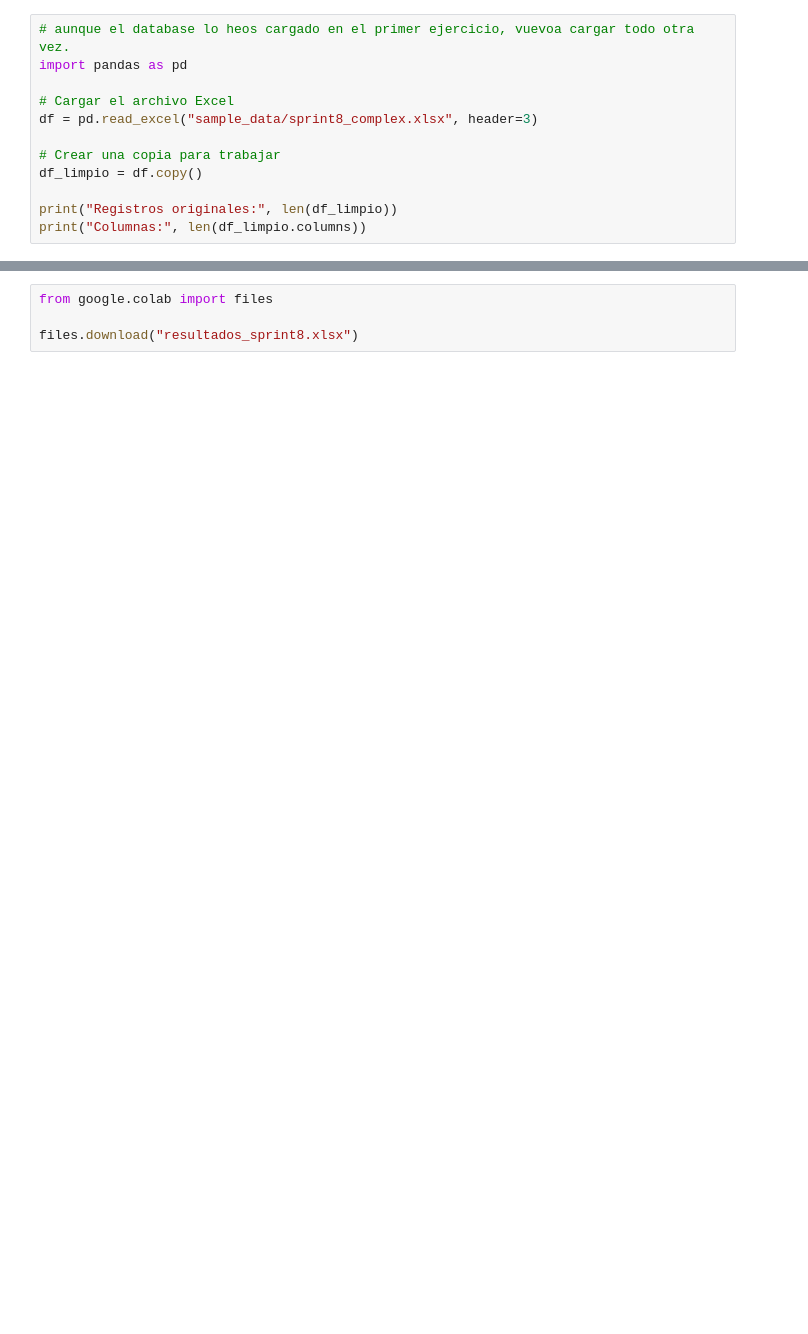
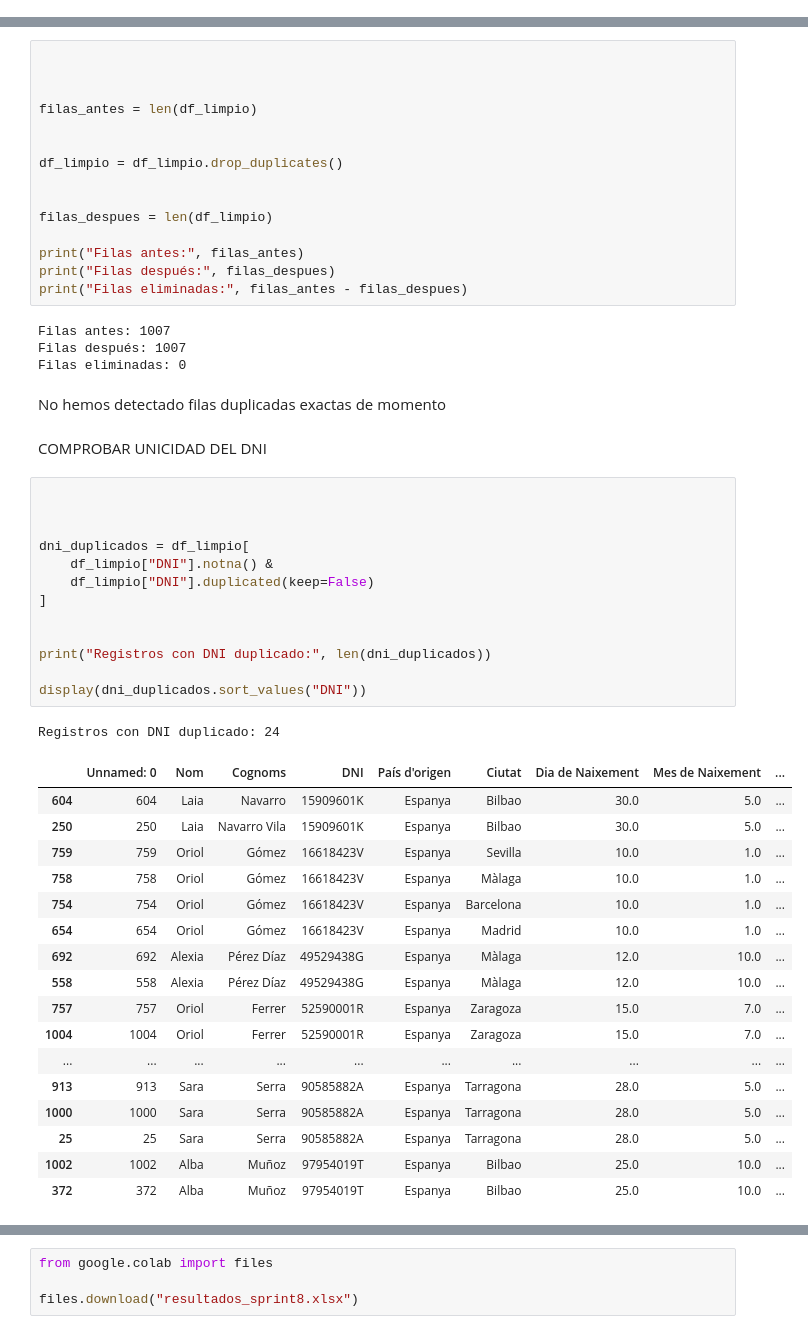
Before and after one commit to Desireegit1/Desiree-Diaz-Python-Sprint-7-11, a Jupyter notebook: SPRINT_8_DESIREE_DIAZ.ipynb, the cells around one changed output, grey strips where cells are left out. Drawn from its saved outputs; the diff is of its cells as text; blank space fills up the shorter version.

Commit message:
SPRINT 8DESIREE DIAZ

```diff
--- a/SPRINT_8_DESIREE_DIAZ.ipynb
+++ b/SPRINT_8_DESIREE_DIAZ.ipynb
@@ -400,12 +2,0 @@ Aspectes a validar:
-# %%
-# aunque el database lo heos cargado en el primer ejercicio, vuevoa cargar todo otra vez.
-import pandas as pd
-
-# Cargar el archivo Excel
-df = pd.read_excel("sample_data/sprint8_complex.xlsx", header=3)
-
-# Crear una copia para trabajar
-df_limpio = df.copy()
-
-print("Registros originales:", len(df_limpio))
-print("Columnas:", len(df_limpio.columns))
@@ -2573,0 +204,55 @@ Archivo Excel creado: resultados_sprint8.xlsx
+# %%
+
+
+
+filas_antes = len(df_limpio)
+
+
+df_limpio = df_limpio.drop_duplicates()
+
+
+filas_despues = len(df_limpio)
+
+print("Filas antes:", filas_antes)
+print("Filas después:", filas_despues)
+print("Filas eliminadas:", filas_antes - filas_despues)
+# %% [output]
+Filas antes: 1007
+Filas después: 1007
+Filas eliminadas: 0
+# %% [markdown]
+No hemos detectado filas duplicadas exactas de momento
+# %% [markdown]
+COMPROBAR UNICIDAD DEL DNI
+# %%
+
+
+
+dni_duplicados = df_limpio[
+    df_limpio["DNI"].notna() &
+    df_limpio["DNI"].duplicated(keep=False)
+]
+
+
+print("Registros con DNI duplicado:", len(dni_duplicados))
+
+display(dni_duplicados.sort_values("DNI"))
+# %% [output]
+Registros con DNI duplicado: 24
+|  | Unnamed: 0 | Nom | Cognoms | DNI | País d'origen | Ciutat | Dia de Naixement | Mes de Naixement | ... |
+| 604 | 604 | Laia | Navarro | 15909601K | Espanya | Bilbao | 30.0 | 5.0 | ... |
+| 250 | 250 | Laia | Navarro Vila | 15909601K | Espanya | Bilbao | 30.0 | 5.0 | ... |
+| 759 | 759 | Oriol | Gómez | 16618423V | Espanya | Sevilla | 10.0 | 1.0 | ... |
+| 758 | 758 | Oriol | Gómez | 16618423V | Espanya | Màlaga | 10.0 | 1.0 | ... |
+| 754 | 754 | Oriol | Gómez | 16618423V | Espanya | Barcelona | 10.0 | 1.0 | ... |
+| 654 | 654 | Oriol | Gómez | 16618423V | Espanya | Madrid | 10.0 | 1.0 | ... |
+| 692 | 692 | Alexia | Pérez Díaz | 49529438G | Espanya | Màlaga | 12.0 | 10.0 | ... |
+| 558 | 558 | Alexia | Pérez Díaz | 49529438G | Espanya | Màlaga | 12.0 | 10.0 | ... |
+| 757 | 757 | Oriol | Ferrer | 52590001R | Espanya | Zaragoza | 15.0 | 7.0 | ... |
+| 1004 | 1004 | Oriol | Ferrer | 52590001R | Espanya | Zaragoza | 15.0 | 7.0 | ... |
+| ... | ... | ... | ... | ... | ... | ... | ... | ... | ... |
+| 913 | 913 | Sara | Serra | 90585882A | Espanya | Tarragona | 28.0 | 5.0 | ... |
+| 1000 | 1000 | Sara | Serra | 90585882A | Espanya | Tarragona | 28.0 | 5.0 | ... |
+| 25 | 25 | Sara | Serra | 90585882A | Espanya | Tarragona | 28.0 | 5.0 | ... |
+| 1002 | 1002 | Alba | Muñoz | 97954019T | Espanya | Bilbao | 25.0 | 10.0 | ... |
+| 372 | 372 | Alba | Muñoz | 97954019T | Espanya | Bilbao | 25.0 | 10.0 | ... |
```
Also changed, not shown: parts of 277 cells of this notebook.
